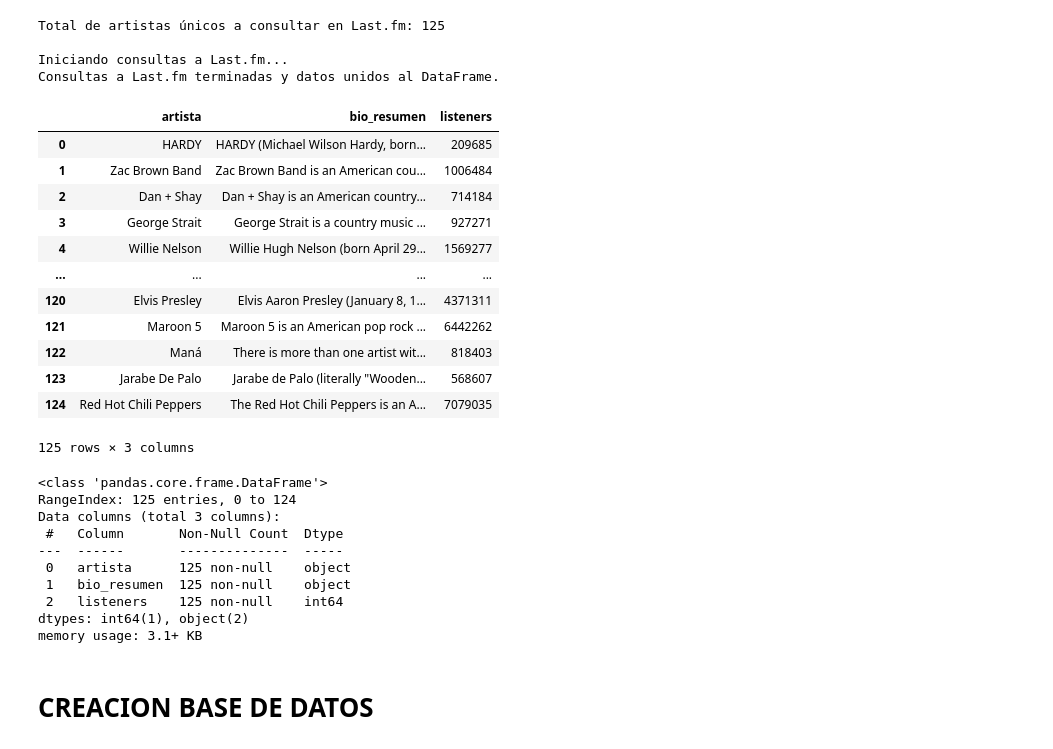
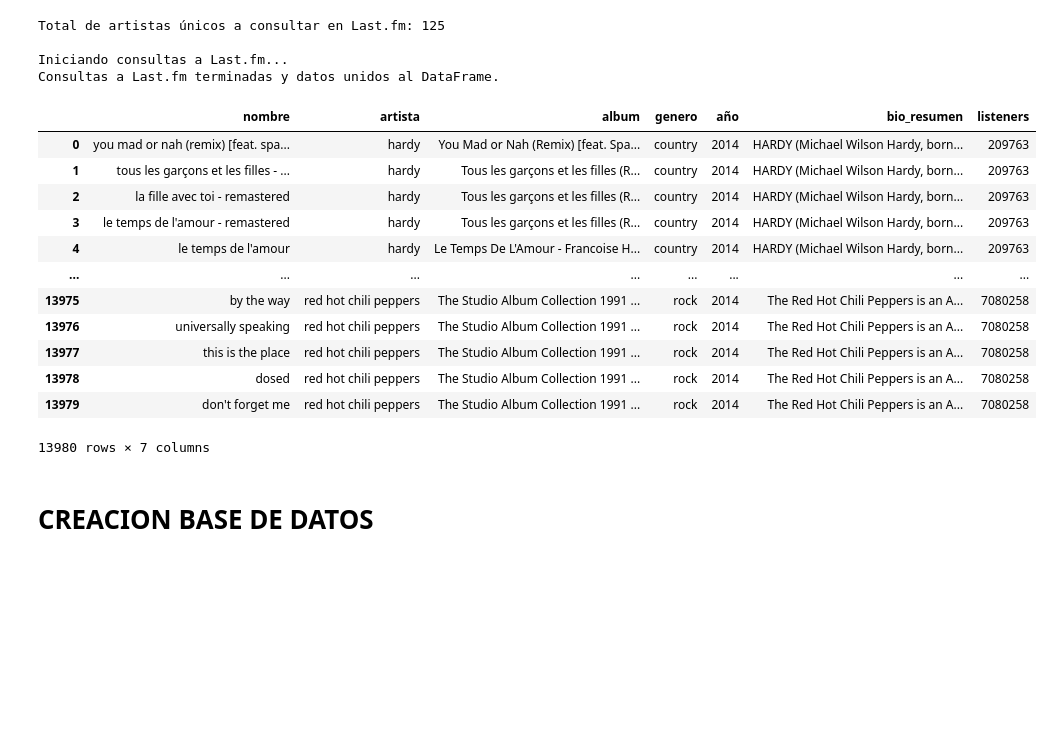
Before and after one commit to eaguilothio/grupo_1_proyecto_2_music_stream, a Jupyter notebook: canciones_2014.ipynb, the cells around one changed output. Saved outputs shown, nothing was run; the diff lists cells and outputs as text; code cells hidden in the pictures; blank space fills up the shorter version.

```diff
--- a/canciones_2014.ipynb
+++ b/canciones_2014.ipynb
@@ -233,32 +231,3 @@ Total de artistas únicos a consultar en Last.fm: 125
 
 Iniciando consultas a Last.fm...
 Consultas a Last.fm terminadas y datos unidos al DataFrame.
-# %%
-datos_lastfm_df
-# %% [output]
-|  | artista | bio_resumen | listeners |
-| 0 | HARDY | HARDY (Michael Wilson Hardy, born... | 209685 |
-| 1 | Zac Brown Band | Zac Brown Band is an American cou... | 1006484 |
-| 2 | Dan + Shay | Dan + Shay is an American country... | 714184 |
-| 3 | George Strait | George Strait is a country music ... | 927271 |
-| 4 | Willie Nelson | Willie Hugh Nelson (born April 29... | 1569277 |
-| ... | ... | ... | ... |
-| 120 | Elvis Presley | Elvis Aaron Presley (January 8, 1... | 4371311 |
-| 121 | Maroon 5 | Maroon 5 is an American pop rock ... | 6442262 |
-| 122 | Maná | There is more than one artist wit... | 818403 |
-| 123 | Jarabe De Palo | Jarabe de Palo (literally "Wooden... | 568607 |
-| 124 | Red Hot Chili Peppers | The Red Hot Chili Peppers is an A... | 7079035 |
-125 rows × 3 columns
-# %%
-datos_lastfm_df.info()
-# %% [output]
-<class 'pandas.core.frame.DataFrame'>
-RangeIndex: 125 entries, 0 to 124
-Data columns (total 3 columns):
- #   Column       Non-Null Count  Dtype
----  ------       --------------  -----
- 0   artista      125 non-null    object
- 1   bio_resumen  125 non-null    object
- 2   listeners    125 non-null    int64
-dtypes: int64(1), object(2)
-memory usage: 3.1+ KB
@@ -266,0 +234,16 @@ datos_lastfm_df.to_csv("datos_lastfm_2014.csv", index=False)
+# %%
+df_final
+# %% [output]
+|  | nombre | artista | album | genero | año | bio_resumen | listeners |
+| 0 | you mad or nah (remix) [feat. spa... | hardy | You Mad or Nah (Remix) [feat. Spa... | country | 2014 | HARDY (Michael Wilson Hardy, born... | 209763 |
+| 1 | tous les garçons et les filles - ... | hardy | Tous les garçons et les filles (R... | country | 2014 | HARDY (Michael Wilson Hardy, born... | 209763 |
+| 2 | la fille avec toi - remastered | hardy | Tous les garçons et les filles (R... | country | 2014 | HARDY (Michael Wilson Hardy, born... | 209763 |
+| 3 | le temps de l'amour - remastered | hardy | Tous les garçons et les filles (R... | country | 2014 | HARDY (Michael Wilson Hardy, born... | 209763 |
+| 4 | le temps de l'amour | hardy | Le Temps De L'Amour - Francoise H... | country | 2014 | HARDY (Michael Wilson Hardy, born... | 209763 |
+| ... | ... | ... | ... | ... | ... | ... | ... |
+| 13975 | by the way | red hot chili peppers | The Studio Album Collection 1991 ... | rock | 2014 | The Red Hot Chili Peppers is an A... | 7080258 |
+| 13976 | universally speaking | red hot chili peppers | The Studio Album Collection 1991 ... | rock | 2014 | The Red Hot Chili Peppers is an A... | 7080258 |
+| 13977 | this is the place | red hot chili peppers | The Studio Album Collection 1991 ... | rock | 2014 | The Red Hot Chili Peppers is an A... | 7080258 |
+| 13978 | dosed | red hot chili peppers | The Studio Album Collection 1991 ... | rock | 2014 | The Red Hot Chili Peppers is an A... | 7080258 |
+| 13979 | don't forget me | red hot chili peppers | The Studio Album Collection 1991 ... | rock | 2014 | The Red Hot Chili Peppers is an A... | 7080258 |
+13980 rows × 7 columns
```
Also changed, not shown: parts of 3 cells of this notebook, 2 other files.
